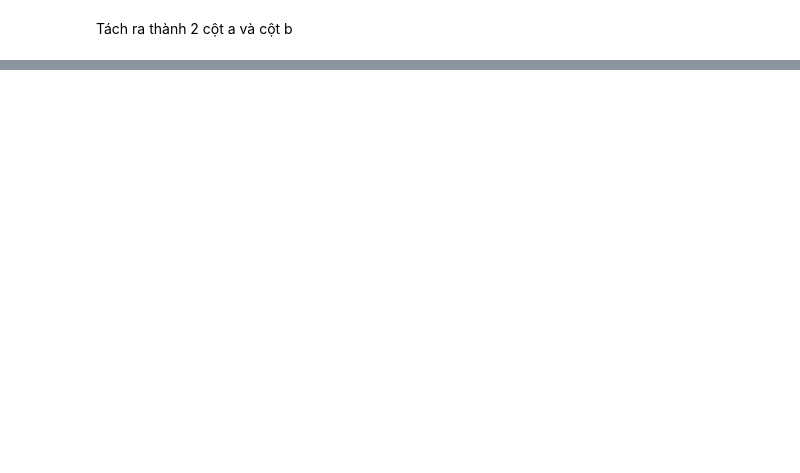
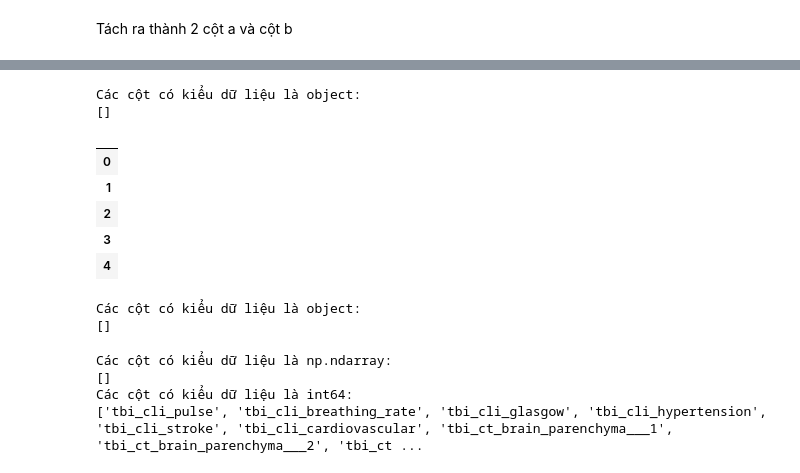
Before and after one commit to khiemducdoan/MyBachelorThesis, a Jupyter notebook: dataset/dataset_confinement.ipynb, the cells around one changed output, grey strips where cells are left out. Drawn from its saved outputs; the diff is of its cells as text; code cells hidden in the pictures; blank space fills up the shorter version.

```diff
--- a/dataset/dataset_confinement.ipynb
+++ b/dataset/dataset_confinement.ipynb
@@ -180,0 +235,4 @@ Tách ra thành 2 cột a và cột b
+# %%
+for col in filtered_records.columns:
+    filtered_records[col] = pd.to_numeric(filtered_records[col], errors='coerce')
+filtered_records.to_csv('/home/khanhnt/Khiem/MyBachelorThesis/dataset/raw/modality1_499_records.csv', index=False)
@@ -180,0 +244,52 @@ Tách ra thành 2 cột a và cột b
+# %%
+# Lấy danh sách các cột có kiểu dữ liệu là object
+object_columns = filtered_records.select_dtypes(include=['object']).columns.tolist()
+
+# Hiển thị danh sách các cột
+print("Các cột có kiểu dữ liệu là object:")
+print(object_columns)
+#chuyển đổi kiểu dữ liệu của các cột này thành float
+# Kiểm tra lại kiểu dữ liệu của các cột
+# %% [output]
+Các cột có kiểu dữ liệu là object:
+[]
+# %%
+filtered_records[object_columns].head()
+# %% [output]
+|  |
+| 0 |
+| 1 |
+| 2 |
+| 3 |
+| 4 |
+# %%
+# Lấy danh sách các cột có kiểu dữ liệu là object
+object_columns = filtered_records.select_dtypes(include=['object']).columns.tolist()
+
+# Hiển thị danh sách các cột
+print("Các cột có kiểu dữ liệu là object:")
+print(object_columns)
+# %% [output]
+Các cột có kiểu dữ liệu là object:
+[]
+# %%
+#kiểm tra xem features nào là np.ndarray
+import numpy as np
+# Lấy danh sách các cột có kiểu dữ liệu là np.ndarray
+array_columns = filtered_records.select_dtypes(include=[np.ndarray]).columns.tolist()
+# Hiển thị danh sách các cột
+print("Các cột có kiểu dữ liệu là np.ndarray:")
+print(array_columns)
+#kiểm tra xem features nào là int64
+# Lấy danh sách các cột có kiểu dữ liệu là int64
+int_columns = filtered_records.select_dtypes(include=['int64']).columns.tolist()
+# Hiển thị danh sách các cột
+print("Các cột có kiểu dữ liệu là int64:")
+print(int_columns)
+#kiểm tra xem features nào là float64
+# Lấy danh sách các cột có kiểu dữ liệu là float64
+# %% [output]
+Các cột có kiểu dữ liệu là np.ndarray:
+[]
+Các cột có kiểu dữ liệu là int64:
+['tbi_cli_pulse', 'tbi_cli_breathing_rate', 'tbi_cli_glasgow', 'tbi_cli_hypertension', 'tbi_cli_stroke', 'tbi_cli_cardiovascular', 'tbi_ct_brain_parenchyma___1', 'tbi_ct_brain_parenchyma___2', 'tbi_ct ...
```
Also changed, not shown: parts of 18 cells of this notebook, 9 other files.
